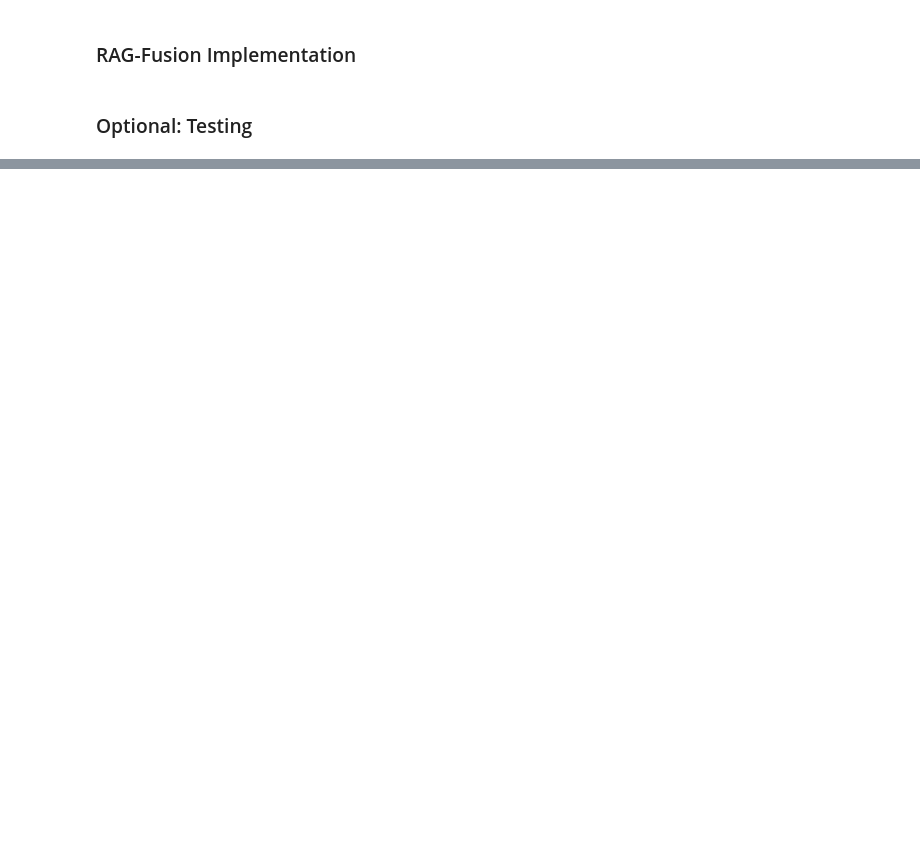
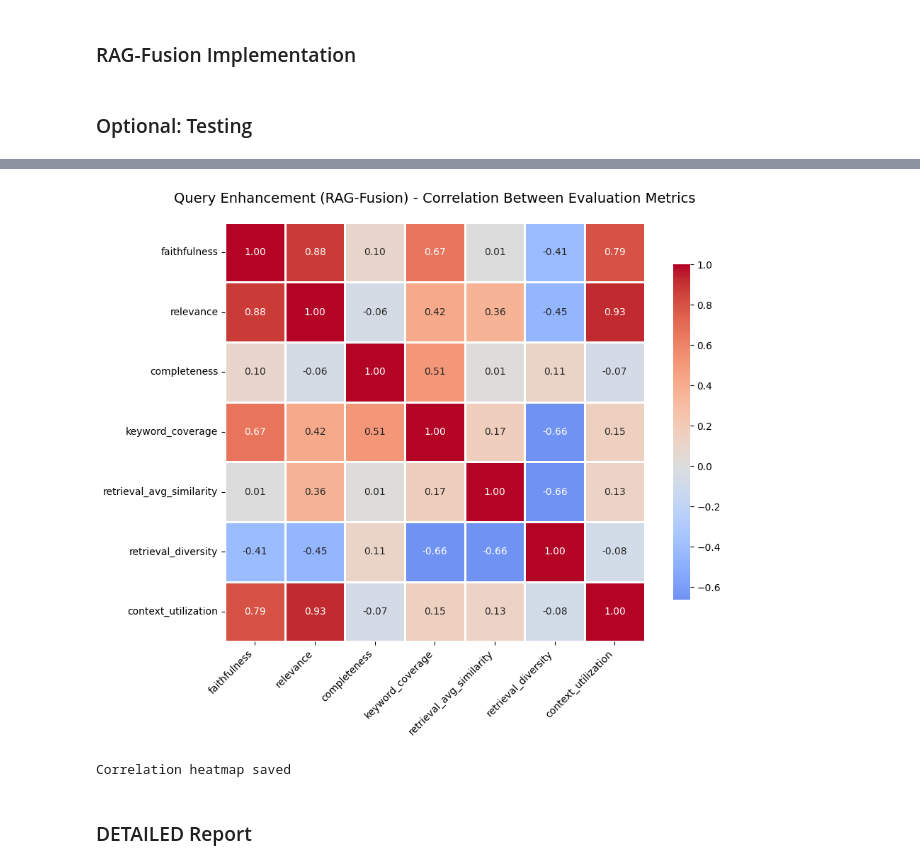
Before and after one commit to marcuskwanth/Virtual-Academic-Advisor-with-RAG, a Jupyter notebook: Code_LLM/1_QUERY_ENHANCE/RAG_Fusion/1_ragfusion_query_enhance.ipynb, the cells around one changed output, grey strips where cells are left out. Saved outputs shown, nothing was run; the diff lists cells and outputs as text; code cells hidden in the pictures; blank space fills up the shorter version.

```diff
--- a/Code_LLM/1_QUERY_ENHANCE/RAG_Fusion/1_ragfusion_query_enhance.ipynb
+++ b/Code_LLM/1_QUERY_ENHANCE/RAG_Fusion/1_ragfusion_query_enhance.ipynb
@@ -186,0 +603,10 @@ print(f"\nPlease see Langsmith for the full details of the execution trace.\n")
+# %%
+# Run evaluation on all test data
+print("STARTING COMPREHENSIVE RAG EVALUATION")
+
+results = []
+for test_item in test_dataset:
+    eval_result = evaluate_single_query(test_item, graph, emb, answer_metrics)
+    results.append(eval_result)
+
+print(f"\n{len(results)} queries evaluated")
@@ -186,0 +768,22 @@ print(f"\nPlease see Langsmith for the full details of the execution trace.\n")
+# %%
+# Visualization 4: Answer Quality Heatmap
+plt.figure(figsize=(10, 8))
+
+# Create correlation matrix
+quality_metrics = ['faithfulness', 'relevance', 'completeness', 'keyword_coverage', 'retrieval_avg_similarity', 'retrieval_diversity', 'context_utilization']
+correlation_matrix = df_results[quality_metrics].corr()
+
+sns.heatmap(correlation_matrix, annot=True, fmt='.2f', cmap='coolwarm', center=0, square=True, linewidths=1, cbar_kws={"shrink": 0.8})
+plt.title(f'{proj_name} - Correlation Between Evaluation Metrics', fontsize=14, pad=20)
+plt.xticks(rotation=45, ha='right')
+plt.yticks(rotation=0)
+plt.tight_layout()
+plt.savefig('Evaluation/rag_metrics_correlation.png', dpi=300, bbox_inches='tight')
+plt.show()
+
+print("Correlation heatmap saved")
+# %% [output]
+[figure, added]
+Correlation heatmap saved
+# %% [markdown]
+### DETAILED Report
```
Also changed, not shown: parts of 19 cells of this notebook, 28 other files.
